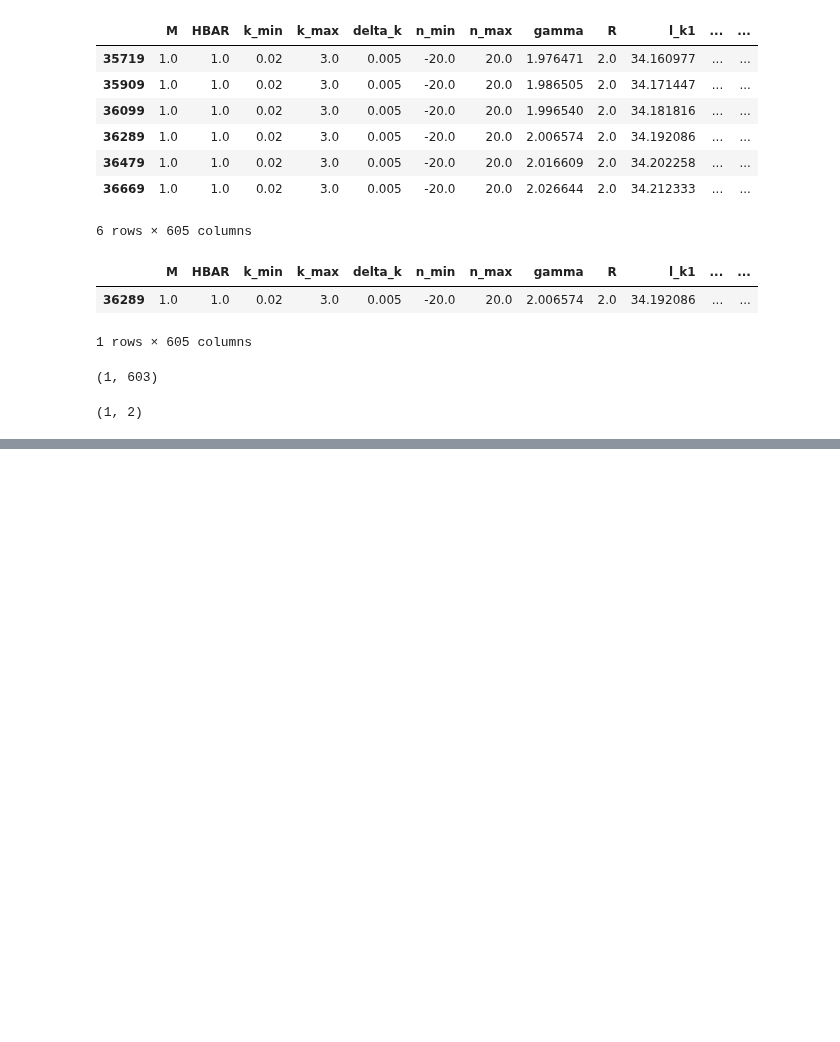
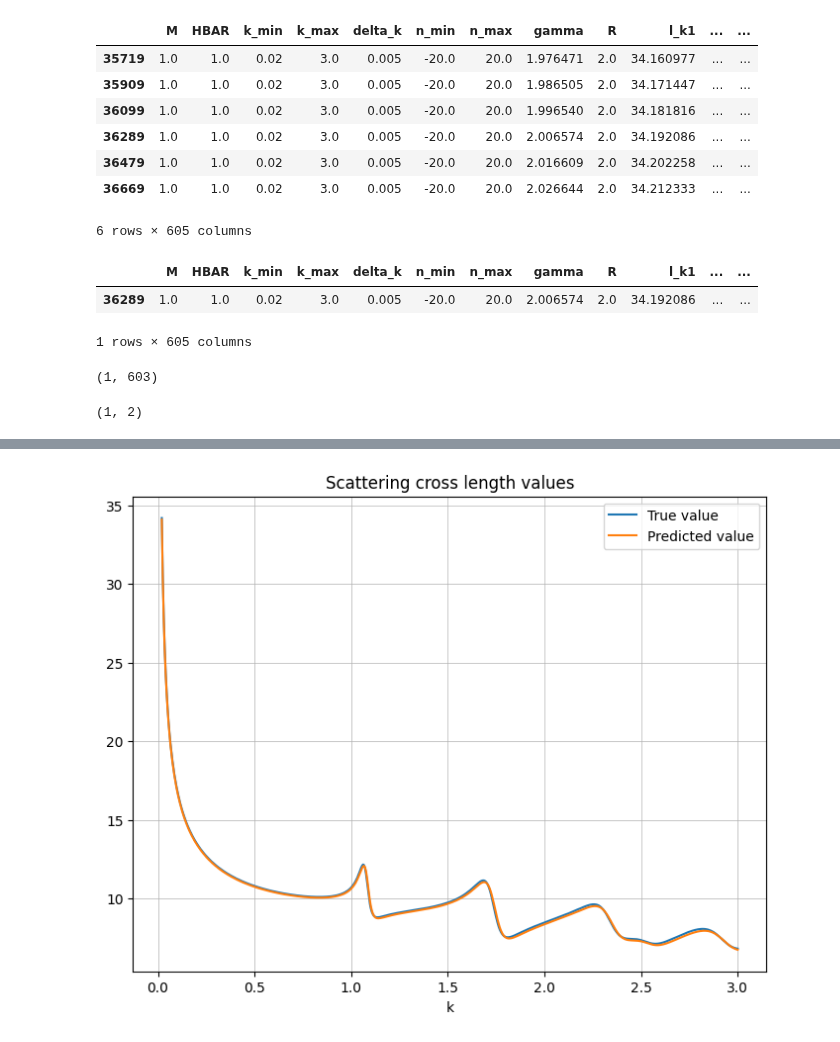
Before and after one commit to Shnrqpdr/inverse-scattering, a Jupyter notebook: circular-billiard.ipynb, the cells around one changed output, grey strips where cells are left out. Cells and saved outputs as stored; diff of their text form; code cells hidden in the pictures; blank space fills up the shorter version.

```diff
--- a/circular-billiard.ipynb
+++ b/circular-billiard.ipynb
@@ -210,0 +114,2 @@ test_loader = torch.utils.data.DataLoader(test_dataset, batch_size=batch_size, s
+# %%
+train_loader, val_loader, test_loader = utils.prepare_data(real_train_data, real_train_target, test_data, test_target, validation_data, validation_target, batch_size)
@@ -369,0 +506,24 @@ Test Loss: 0.00022885932676085824
+# %%
+saved_state_dict = torch.load('generalized_mlp_weights.pth')
+
+extended_model = gMLP.GeneralizedMLP(input_size, output_size, 10)
+
+extended_model.hidden_layers[0].load_state_dict({
+    'weight': saved_state_dict['hidden_layers.0.weight'],
+    'bias': saved_state_dict['hidden_layers.0.bias']
+})
+
+for i in range(1, 9):
+    extended_model.hidden_layers[i].load_state_dict({
+        'weight': saved_state_dict[f'hidden_layers.{i}.weight'],
+        'bias': saved_state_dict[f'hidden_layers.{i}.bias']
+})
+
+criterion = nn.MSELoss()
+optimizer = optim.Adam(extended_model.parameters(), lr=learning_rate)
+
+# Train and evaluate the model
+gMLP.train_model(extended_model, criterion, optimizer, train_loader, val_loader, num_epochs)
+gMLP.evaluate_model(extended_model, criterion, test_loader)
+
+torch.save(extended_model.state_dict(), 'generalized_mlp_weights.pth')
@@ -413,6 +591,6 @@ target_test_r2_gamma2 = torch.tensor(test_r2_gamma2, dtype=torch.float32)
 test_r2_gamma2_dataset = torch.utils.data.TensorDataset(inputs_tensor_row_gamma2_R_2, target_test_r2_gamma2)
 test_r2_gamma2_loader = torch.utils.data.DataLoader(test_r2_gamma2_dataset, batch_size=1, shuffle=False)
 # %%
-outputs = evaluate_model(extended_model, criterion, test_r2_gamma2_loader)
+outputs = gMLP.evaluate_model(extended_model, criterion, test_r2_gamma2_loader)
 outputs
 # %% [output]
@@ -435 +613,6 @@ R:  1.9834535121917725
 Erro quadrático médio:  0.00016762154700700194
+# %%
+gamma = predicted_gamma_R[0]
+r = predicted_gamma_R[1]
+
+cross_section = generateData.circularBarrierCrossSection(gamma, r, -20, 20, 0.02, 3.0, 596)
@@ -435,0 +639,11 @@ Erro quadrático médio:  0.00016762154700700194
+# %%
+fig = plt.figure(figsize=(8,6))
+axes = fig.add_axes([0.1,0.1,0.8,0.8])
+axes.plot(k, l_array[3], ls='-', label=f"True value")
+axes.plot(k, cross_section, ls='-', label=f"Predicted value")
+axes.set_title(f'Scattering cross length values')
+axes.set_xlabel(f'k')
+axes.legend(loc='upper right')
+plt.grid(linestyle='-', linewidth=0.5)
+# %% [output]
+[figure, added]
```
Also changed, not shown: parts of 32 cells of this notebook, 11 other files.
